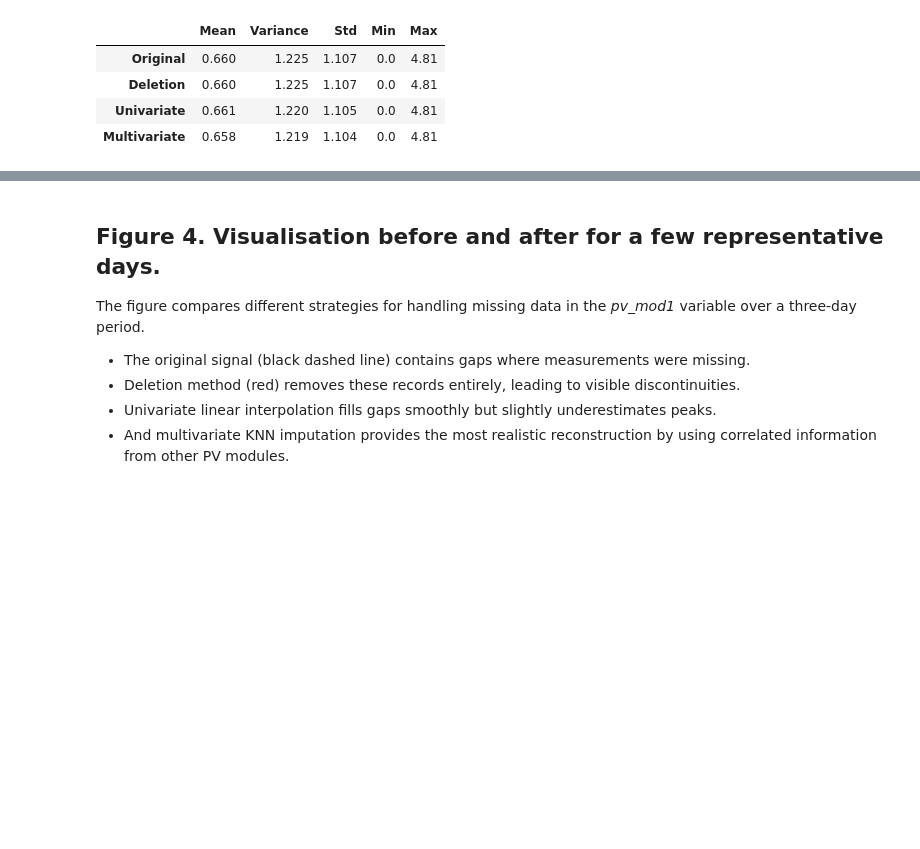
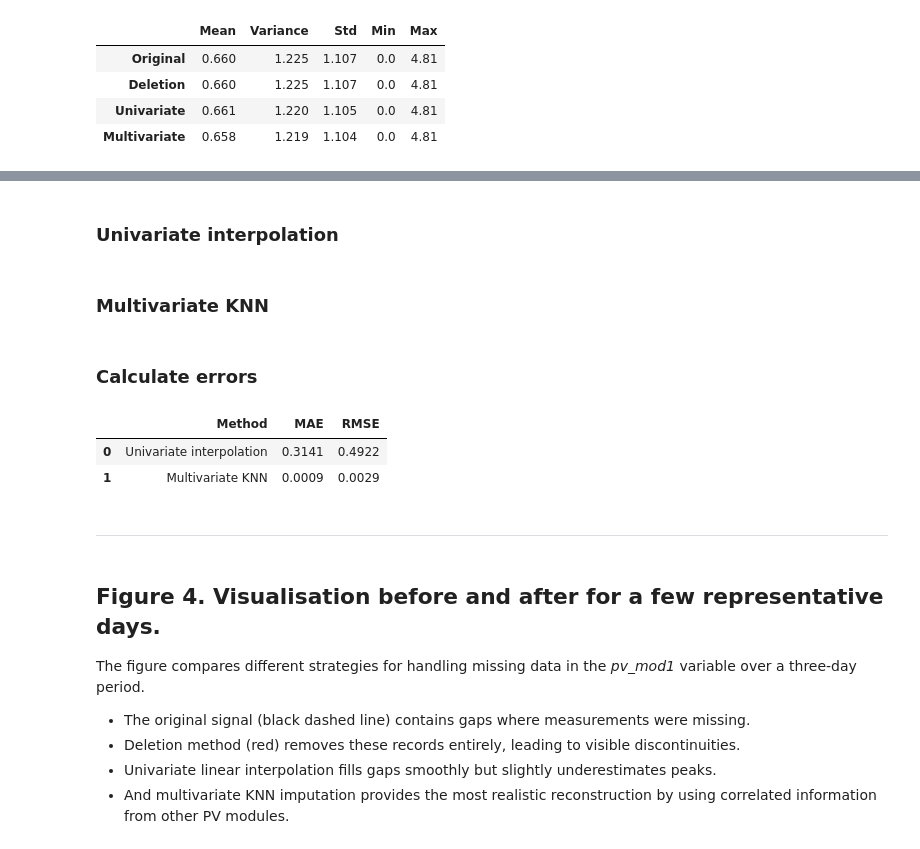
Before and after one commit to Danwerk/HomeEnergyManagementSystem, a Jupyter notebook: 04-data-cleaning.ipynb, the cells around one changed output, grey strips where cells are left out. Cells and saved outputs as stored; diff of their text form; code cells hidden in the pictures; blank space fills up the shorter version.

```diff
--- a/04-data-cleaning.ipynb
+++ b/04-data-cleaning.ipynb
@@ -47,6 +47,7 @@ direct_normal_irradiance (W/m²)       0
 dtype: int64
 # %%
 pv_cols = ['pv_mod1', 'pv_mod2', 'pv_mod3']
+pv_full = df.dropna(subset=pv_cols).copy()
 missing_vals_table = df[pv_cols].isna().sum().to_frame('missing_count')
 missing_vals_table['missing_%'] = (df[pv_cols].isna().mean() * 100).round(2)
 save_table(missing_vals_table, 'ex4_missing_vals_table.csv')
@@ -178,3 +191,58 @@ display(summary_table.round(3))
+# %%
+np.random.seed(42)
+
+mask = (
+    (pv_full.index.hour >= 6) &
+    (pv_full.index.hour <= 18)
+)
+
+candidate_idx = pv_full.loc[mask].index
+remove_idx = np.random.choice(candidate_idx, size=int(0.1 * len(candidate_idx)), replace=False)
+
+pv_missing = pv_full.copy()
+pv_missing.loc[remove_idx, 'pv_mod1'] = np.nan
+# %% [markdown]
+### Univariate interpolation
+# %%
+pv_uni = pv_missing.copy()
+pv_uni['pv_mod1'] = pv_uni['pv_mod1'].interpolate(method='linear')
+# %% [markdown]
+### Multivariate KNN
+# %%
+from sklearn.impute import KNNImputer
+
+pv_knn = pv_missing.copy()
+imputer = KNNImputer(n_neighbors=5)
+pv_knn[pv_cols] = imputer.fit_transform(pv_knn[pv_cols])
+# %% [markdown]
+### Calculate errors
+# %%
+from sklearn.metrics import mean_absolute_error, mean_squared_error
+
+y_true = pv_full.loc[remove_idx, 'pv_mod1']
+
+results = []
+
+for name, data in {
+    'Univariate interpolation': pv_uni,
+    'Multivariate KNN': pv_knn
+}.items():
+    y_pred = data.loc[remove_idx, 'pv_mod1']
+
+    results.append({
+        'Method': name,
+        'MAE': mean_absolute_error(y_true, y_pred),
+        'RMSE': np.sqrt(mean_squared_error(y_true, y_pred))
+    })
+
+results_df = pd.DataFrame(results)
+results_df.round(4)
+# %% [output]
+|  | Method | MAE | RMSE |
+| 0 | Univariate interpolation | 0.3141 | 0.4922 |
+| 1 | Multivariate KNN | 0.0009 | 0.0029 |
+# %% [markdown]
+---
 # %% [markdown]
 ## Figure 4. Visualisation before and after for a few representative days.
 The figure compares different strategies for handling missing data in the *pv_mod1* variable over a three-day period.
```
Also changed, not shown: parts of 4 cells of this notebook, 4 other files.
